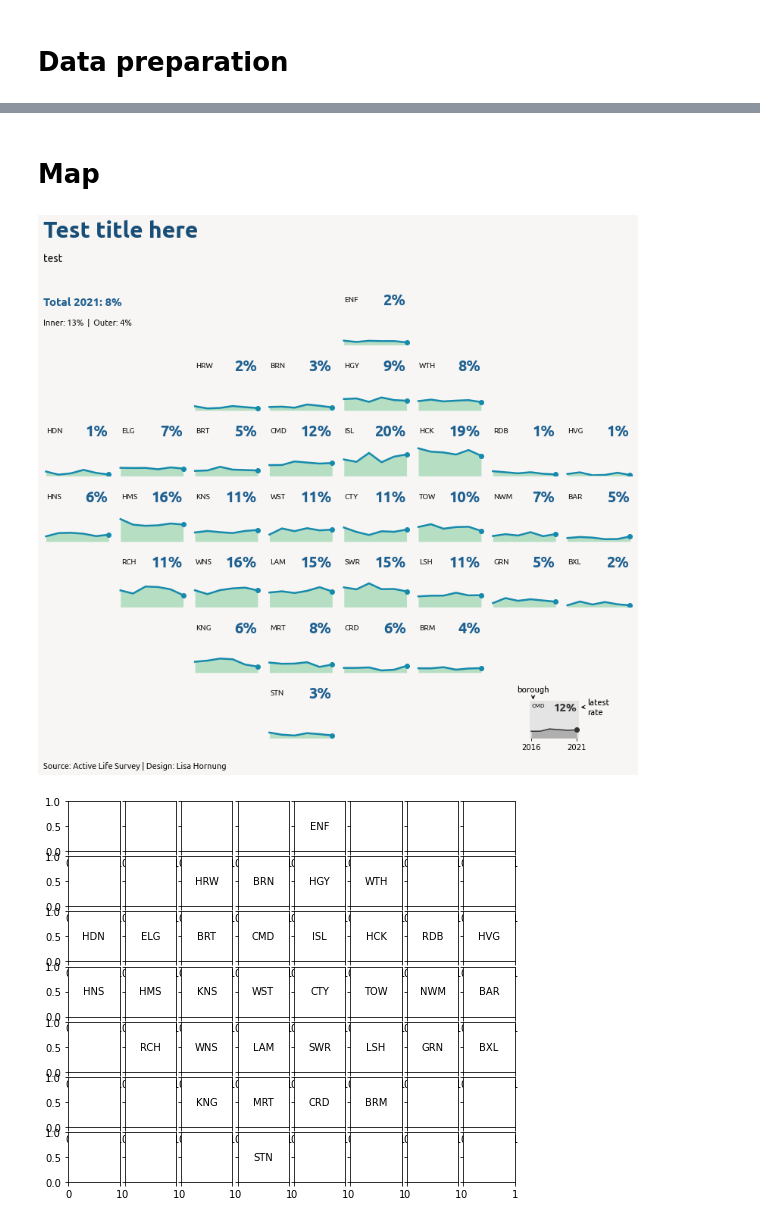
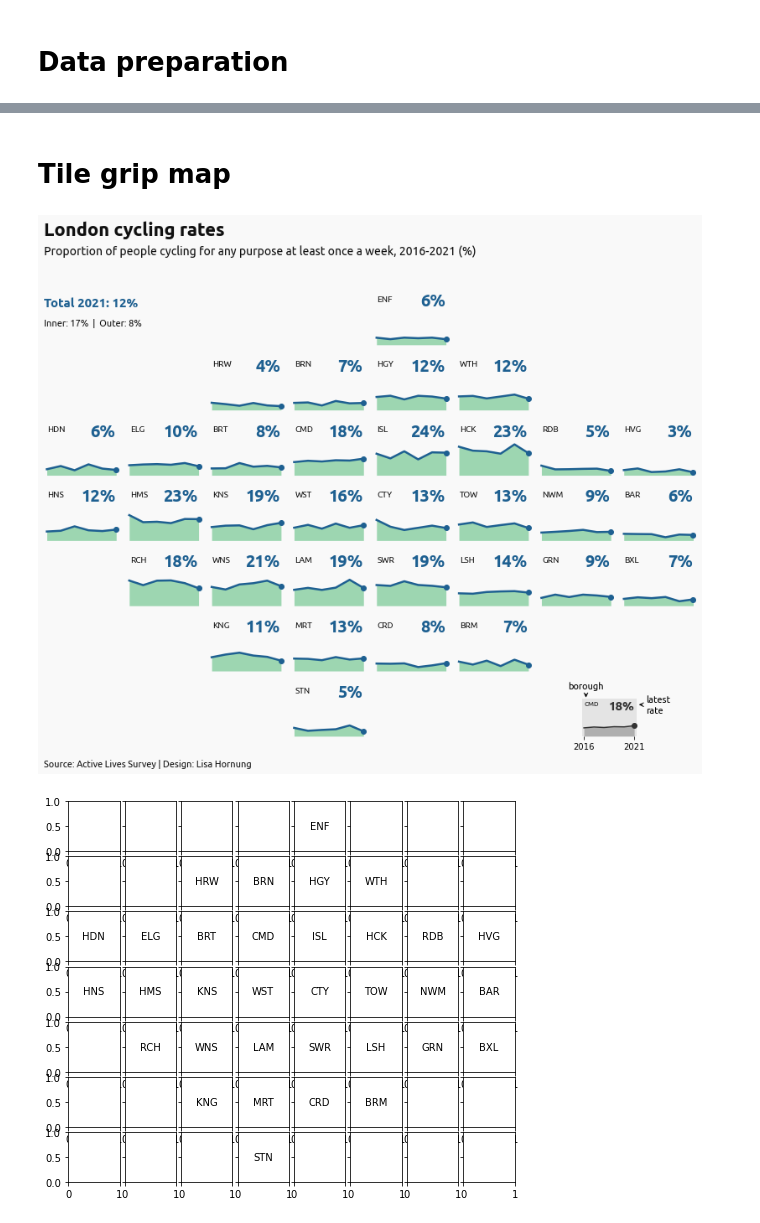
Before and after one commit to Lisa-Ho/small-data-projects, a Jupyter notebook: 2210-london-cycling/london_cycling_rates_tile_grid_map.ipynb, the cells around one changed output, grey strips where cells are left out. Saved outputs shown, nothing was run; the diff lists cells and outputs as text; code cells hidden in the pictures.

Commit message:
finalised charts ++ created trends over time view

```diff
--- a/2210-london-cycling/london_cycling_rates_tile_grid_map.ipynb
+++ b/2210-london-cycling/london_cycling_rates_tile_grid_map.ipynb
@@ -39,9 +39,9 @@ display_dict = {'E09000007': 'CMD', 'E09000001': 'CTY', 'E09000012': 'HCK', 'E09
 # %%
 #load data
 #read in each tab and merge into one table
-df_any = pd.read_excel(os.path.join(project_root, "data\\cw0302.xlsx"), sheet_name="CW0302_Any_Purpose", skiprows=7)
-df_leisure = pd.read_excel(os.path.join(project_root, "data\\cw0302.xlsx"), sheet_name="CW0302_Leisure", skiprows=7)
-df_travel = pd.read_excel(os.path.join(project_root, "data\\cw0302.xlsx"), sheet_name="CW0302_Travel", skiprows=7)
+df_any = pd.read_excel(os.path.join(project_root, "raw_data\\cw0302.xlsx"), sheet_name="CW0302_Any_Purpose", skiprows=7)
+df_leisure = pd.read_excel(os.path.join(project_root, "raw_data\\cw0302.xlsx"), sheet_name="CW0302_Leisure", skiprows=7)
+df_travel = pd.read_excel(os.path.join(project_root, "raw_data\\cw0302.xlsx"), sheet_name="CW0302_Travel", skiprows=7)
 df = pd.concat([df_any, df_leisure, df_travel])
 # %%
 # filter for London boroughs and London wide
@@ -69,10 +69,10 @@ df
 # %%
 df.to_csv("cycling_rates_london_2016-2021.csv", index=False)
 # %% [markdown]
-# Map
+# Tile grip map
 # %%
 # customise colours
-colors = {"line": "#168aad", "area": "#76c893", "value": "#1e6091", "title":"#184e77", "background": "#f7f6f4"}
+colors = {"line": "#1e6091", "area": "#76c893", "value": "#1e6091", "title":"#111111", "background": "#f9f9f9"}
 
 #set fonts
 label_font = font_manager.FontProperties(fname='C:\\WINDOWS\\Fonts\\Ubuntu-R.ttf')
@@ -81,26 +81,24 @@ annot_font = font_manager.FontProperties(fname='C:\\WINDOWS\\Fonts\\Raleway-Semi
 
 #select data to plot
 frequency = "At least once per week"
-purpose = "Travel"
+purpose = "Any"
 
 #customise text
-main_title = "Test title here"
-title_fontsize = 30
-subtitle = "test"
-footer = "Source: Active Life Survey | Design: Lisa Hornung"
+main_title = "London cycling rates"
+title_fontsize = 22
+subtitle = "Proportion of people cycling for any purpose at least once a week, 2016-2021 (%)"
+footer = "Source: Active Lives Survey | Design: Lisa Hornung"
 # %%
 #========= Data
 #filter data set based on input
 data = df[(df["ONS Code"].isin(pos_dict.keys())) & (df["Frequency"] == frequency) &
           (df["Purpose"]==purpose)].reset_index()
-
 data["Display name"] = data["ONS Code"].map(display_dict)
 data["pos"] = data["ONS Code"].map(pos_dict)
 
 # ========= Layout
 # Initialise Figure and define layout
-#8,7 | 10, 8.75
-fig,ax = plt.subplots(7,8,figsize=(12,10), sharey=True)
+fig,ax = plt.subplots(7,8,figsize=(12,9), sharey=True)
 
 fig.set_facecolor(colors["background"])
 plt.subplots_adjust(wspace=0.1, hspace=0.1, left=0.05, right=0.95, bottom=0.05)
@@ -130,7 +128,7 @@ for i in range(len(data)):
             fontproperties=label_font)
 
     #plot area chart
-    plt.fill_between(x_values,list(data.loc[i][y_values].values), zorder=1,color=colors["area"], alpha=0.5,
+    plt.fill_between(x_values,list(data.loc[i][y_values].values), zorder=1,color=colors["area"], alpha=0.7,
                     linewidth=0)
     plt.plot(x_values,list(data.loc[i][y_values].values), zorder=2,
              color=colors["line"],linewidth=2.5)
@@ -171,40 +169,36 @@ plt.gca().annotate('latest\nrate', xy=(max(x_values)+0.3, height-10), xycoords='
 plt.gca().annotate('borough', xy=(min(x_values)+0.2, height-1), xycoords='data', xytext=(0, 16), textcoords='offset points',
                    fontsize=11, fontproperties=label_font,ha='center', va='center', annotation_clip=False,
                     arrowprops=dict(arrowstyle="->",facecolor='black'))
 
-
-
 #=============== Text
 ## Add titles and footer
 y_pos = 1.0
 x_pos = 0.05
 
 fig.text(x_pos, y_pos, main_title, fontsize=title_fontsize, ha='left',va="top",
              fontweight="bold",  fontproperties=title_font, color=colors["title"])
-fig.text(x_pos, y_pos-(title_size*0.2*0.01), subtitle, fontsize=14, ha='left',va="top",
+fig.text(x_pos, y_pos-(title_fontsize*0.2*0.01), subtitle, fontsize=14, ha='left',va="top",
              fontweight="normal",  fontproperties=label_font, color="#111111")
 fig.text(x_pos, 0, footer, fontsize=11, ha='left',va="center",
              fontweight="normal",  fontproperties=label_font, linespacing=1.5, color="#111111")
-
 
 #============ London wide stats
 inner = df[(df["Area name"]=="Inner London") & (df["Frequency"]==frequency) & (df["Purpose"]==purpose)]["2021"].iloc[0]
 outer = df[(df["Area name"]=="Outer London") & (df["Frequency"]==frequency) & (df["Purpose"]==purpose)]["2021"].iloc[0]
 london = df[(df["Area name"]=="London") & (df["Frequency"]==frequency) & (df["Purpose"]==purpose)]["2021"].iloc[0]
 
 fig.text(x_pos, y_pos-0.14,  "Total 2021: " + '{:,.0f}%'.format(london), fontsize=15, ha='left',va="top",
          fontweight="bold",fontproperties=title_font, color=colors["value"])
 fig.text(x_pos, y_pos-0.18, "Inner: " + '{:,.0f}%'.format(inner) + "  |  Outer: " + '{:,.0f}%'.format(outer) ,
          fontsize=11, ha='left',va="top", fontweight="regular",fontproperties=label_font, color="#111111")
 
-
 # ==========
 #save
-
+plt.savefig("London-cycling-rates-2016-2021-tile-grid-map.png", bbox_inches='tight',  transparent=False, pad_inches=0.15)
 
 plt.show()
 # %% [output]
-[figure, old version]
+[figure, new version]
 # %%
 #filter data set based on input
 data = df[(df["ONS Code"].isin(pos_dict.keys())) & (df["Frequency"] == frequency) &
```
Also changed, not shown: parts of 16 cells of this notebook.
